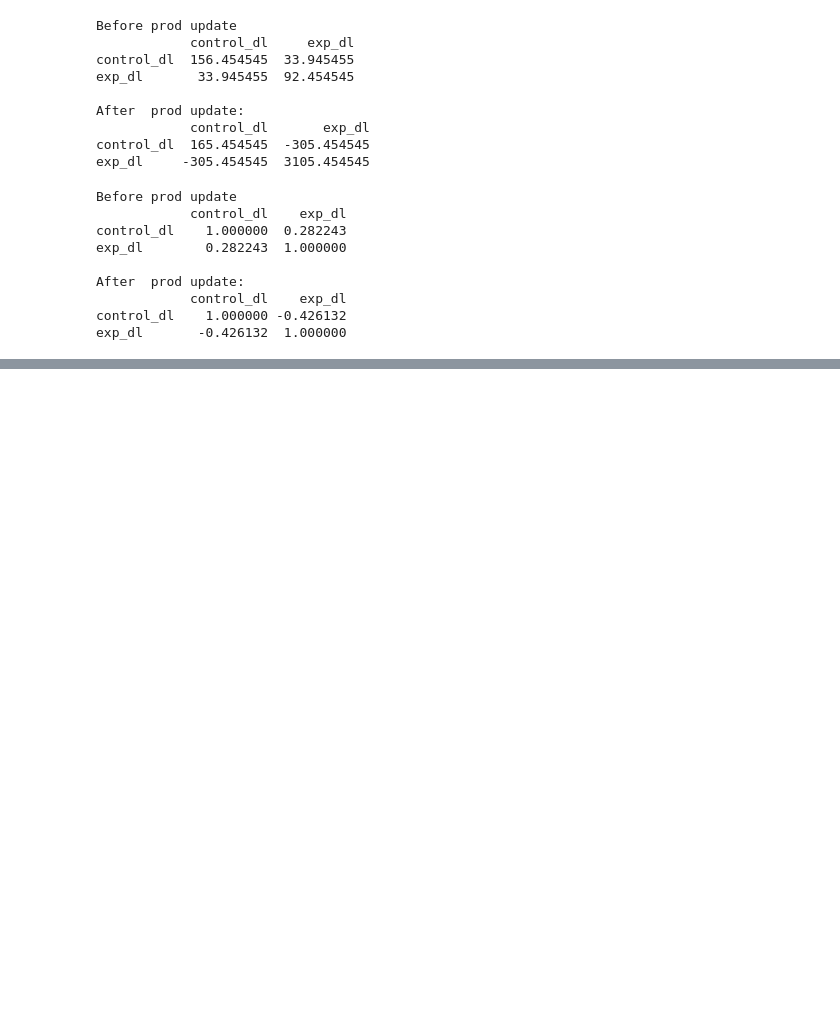
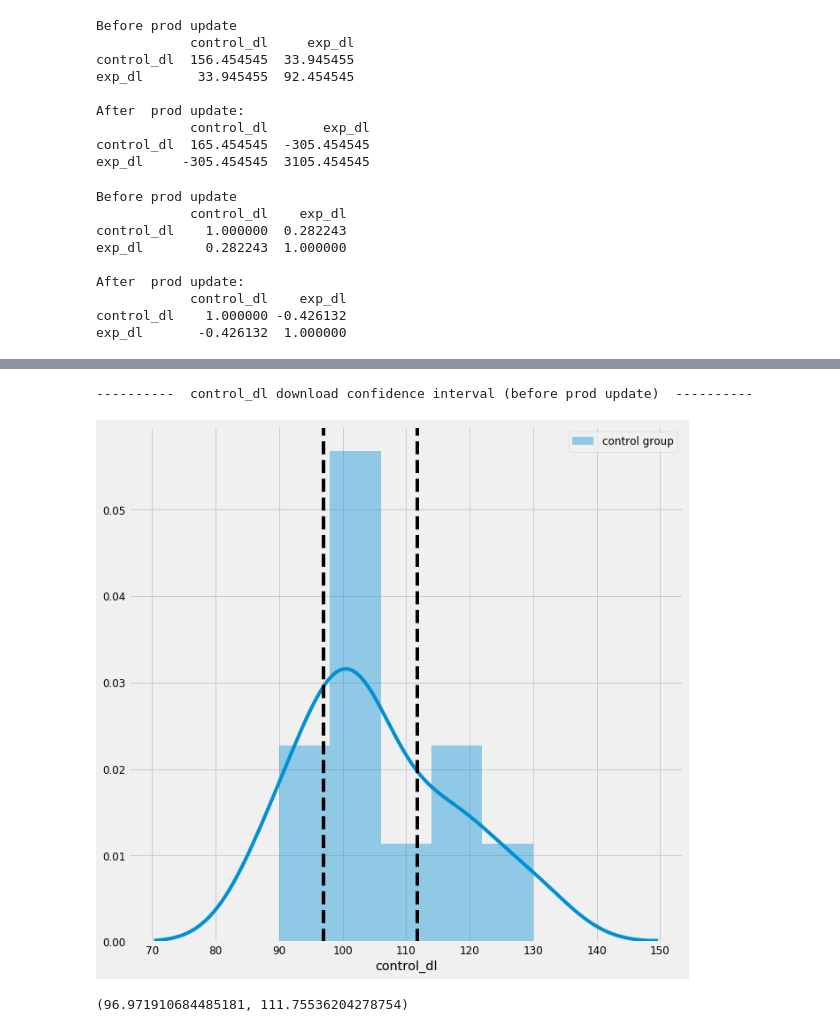
Before and after one commit to yennanliu/analysis, a Jupyter notebook: Statistics_/AB_Testing.ipynb, the cells around one changed output, grey strips where cells are left out. Cells and saved outputs as stored; diff of their text form; code cells hidden in the pictures; blank space fills up the shorter version.

```diff
--- a/Statistics_/AB_Testing.ipynb
+++ b/Statistics_/AB_Testing.ipynb
@@ -187,0 +218,21 @@ exp_dl       -0.426132  1.000000
+# %%
+print ('----------  control_dl download confidence interval (before prod update)  ----------')
+sns.distplot(df_before['control_dl'],bins=5)
+#sns.distplot(df_before['exp_dl'],bins=5)
+plt.legend(['control group'])
+plt.axvline(x=c_interval[0],c='black',linestyle='--')
+plt.axvline(x=c_interval[1],c='black',linestyle='--')
+plt.show()
+# %% [output]
+----------  control_dl download confidence interval (before prod update)  ----------
+[figure, added]
+# %%
+# Confidence interval  : 95% ( assume here)
+# get the Confidence interval on the "mean of download " on experiment group download before prod update
+
+
+c_interval=stats.norm.interval(0.95, loc=df_before.exp_dl.mean(),
+scale = df_before.control_dl.std()/np.sqrt(len(df_before)))
+c_interval
+# %% [output]
+(96.971910684485181, 111.75536204278754)
```
Also changed, not shown: parts of 5 cells of this notebook.
